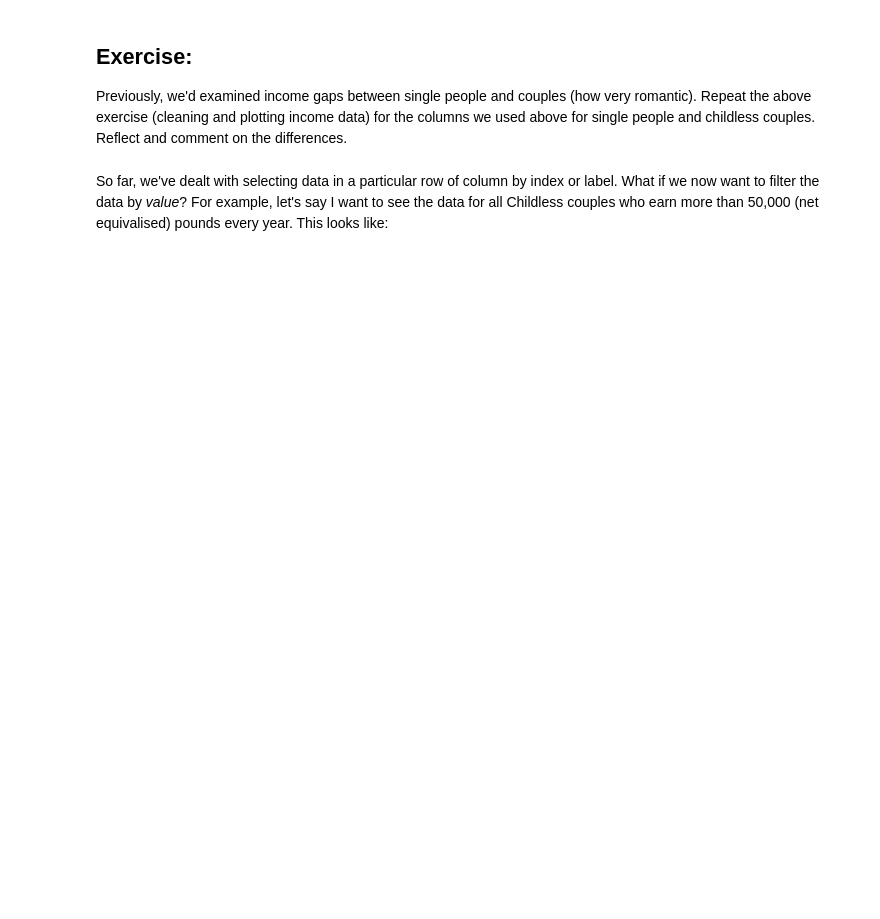
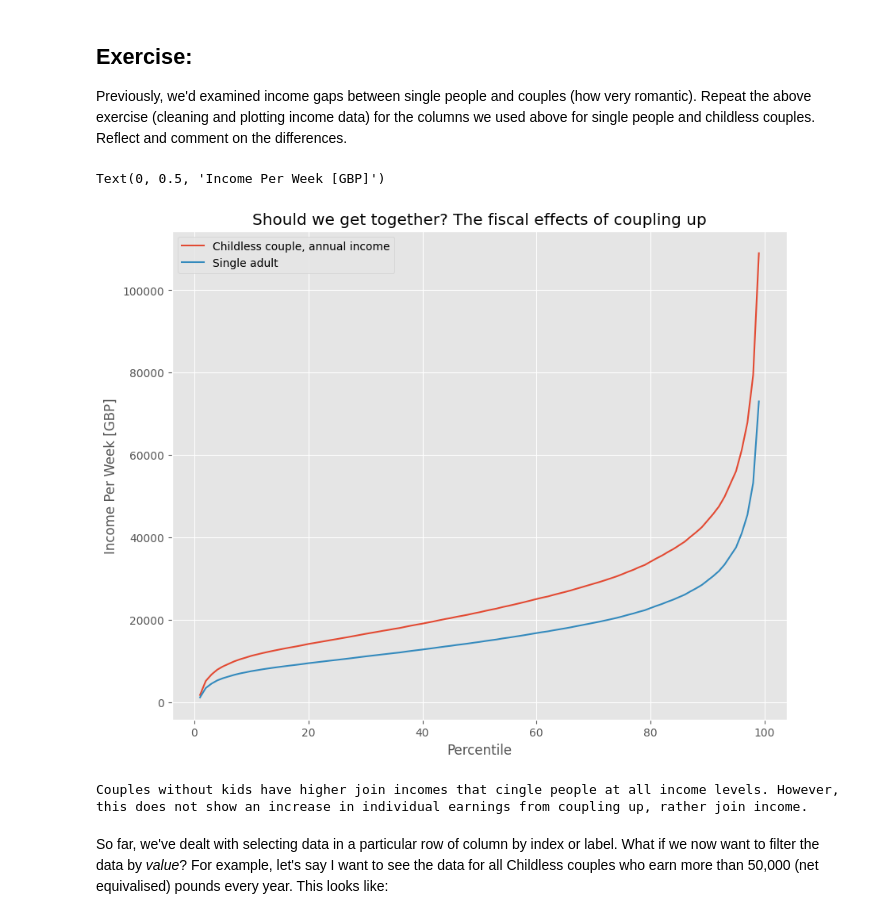
Before and after one commit to rubydelanerolle/QM2, a Jupyter notebook: notebooks/W02. Pandas.ipynb, the cells around one changed output. Drawn from its saved outputs; the diff is of its cells as text; code cells hidden in the pictures; blank space fills up the shorter version.

```diff
--- a/notebooks/W02. Pandas.ipynb
+++ b/notebooks/W02. Pandas.ipynb
@@ -313,3 +346,25 @@ Add your reflection here.
+# %%
+
+clean2 = income[['Childless couple, annual income','Single adult']]
+
+clean2=clean2.replace(',', '', regex=True)
+
+# In addition, missing values are sometimes written as '-', in order for Python to understand that it is just a missing numerical
+# value, all '-' need to be replaced with 'NaN'.
+clean2 = clean2.replace('-', 'NaN', regex=True).astype('float')
+clean2.head()
+
+clean2.plot()
+plt.title('Should we get together? The fiscal effects of coupling up')
+plt.xlabel('Percentile')
+plt.ylabel('Income Per Week [GBP]')
+# %% [output]
+Text(0, 0.5, 'Income Per Week [GBP]')
+[figure, added]
+# %%
+print ('Couples without kids have higher join incomes that cingle people at all income levels. However, this does not show an increase in individual earnings from coupling up, rather join income.')
+# %% [output]
+Couples without kids have higher join incomes that cingle people at all income levels. However, this does not show an increase in individual earnings from coupling up, rather join income.
 # %% [markdown]
 So far, we've dealt with selecting data in a particular row of column by index or label. What if we now want to filter the data by *value*? For example, let's say I want to see the data for all Childless couples who earn more than 50,000 (net equivalised) pounds every year. This looks like:
 # %%
```
Also changed, not shown: parts of 14 cells of this notebook.
